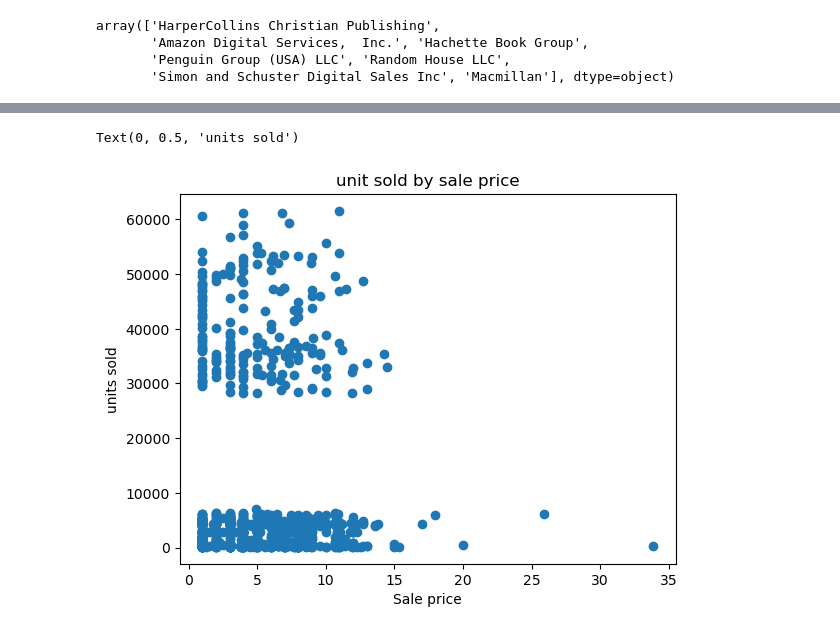
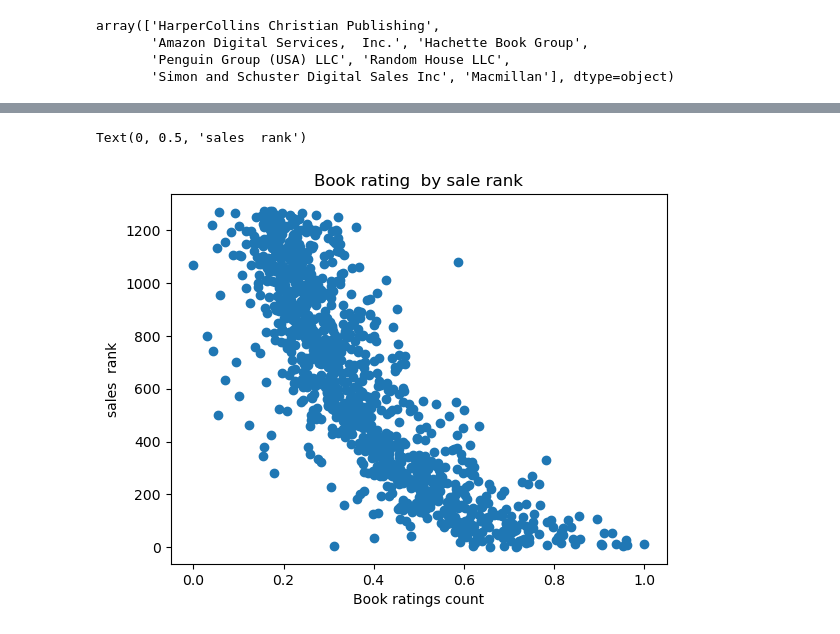
Before and after one commit to AichaELMouta/Books_sales_Regression, a Jupyter notebook: Book_sales.ipynb, the cells around one changed output, grey strips where cells are left out. Saved outputs shown, nothing was run; the diff lists cells and outputs as text; code cells hidden in the pictures.

```diff
--- a/Book_sales.ipynb
+++ b/Book_sales.ipynb
@@ -177,0 +190,5 @@ books.head()
+# %%
+#Replace Nan values in columns Language_code, Author_Rating and genre
+categorical_columns = ['language_code', 'Author_Rating', 'genre']
+for column in categorical_columns:
+    books[column].fillna(books[column].mode()[0], inplace=True)
@@ -215,0 +233,6 @@ Text(0, 0.5, 'Publisher')
+# %%
+#Scaling Data
+from sklearn.preprocessing import MinMaxScaler, StandardScaler
+cols = ['grosssales', 'publisherrevenue', 'saleprice', 'Book_ratings_count', 'Book_average_rating']
+min_max_scaler = MinMaxScaler()
+books[cols]=min_max_scaler.fit_transform(books[cols])
@@ -228,9 +298,8 @@ books.corr()
 # %%
-
-plt.scatter(books.saleprice, books.unitssold)
-plt.title('unit sold by sale price')
-plt.xlabel('Sale price')
-plt.ylabel('units sold')
+plt.scatter(books.Book_ratings_count, books.salesrank)
+plt.title('Book rating  by sale rank')
+plt.xlabel('Book ratings count')
+plt.ylabel('sales  rank')
 # %% [output]
-Text(0, 0.5, 'units sold')
+Text(0, 0.5, 'sales  rank')
-[figure, old version]
+[figure, new version]
```
Also changed, not shown: parts of 40 cells of this notebook.
